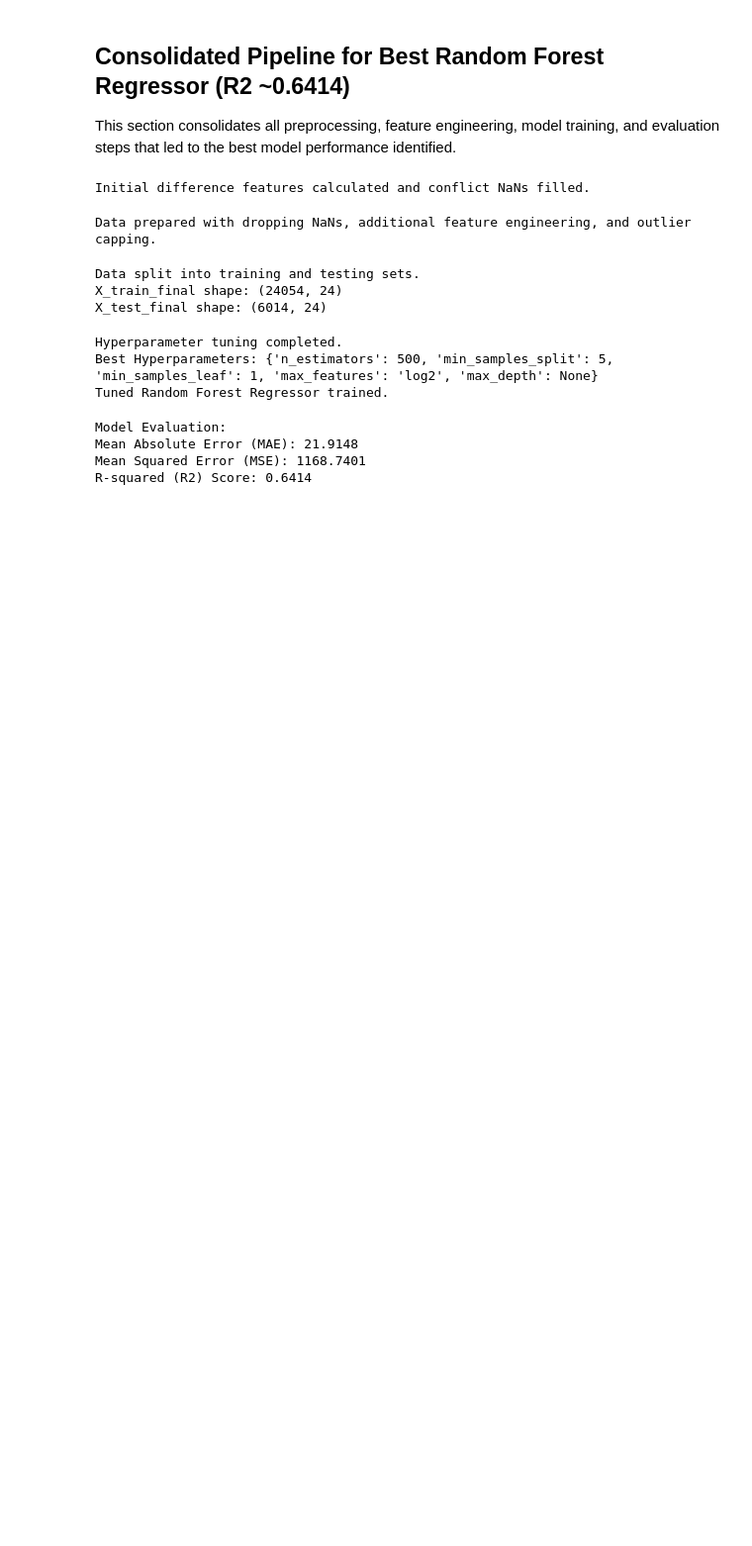
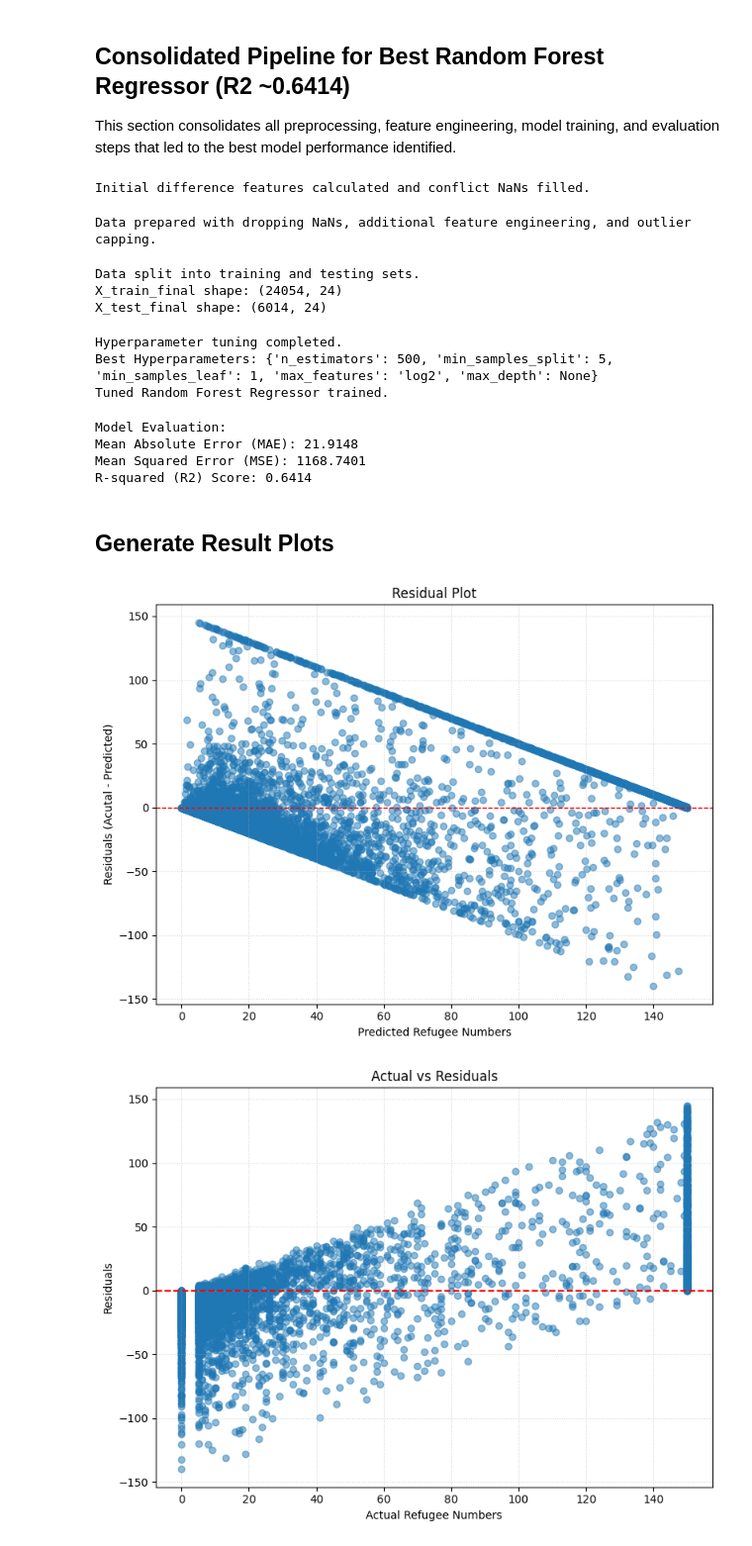
Before and after one commit to Kyral1/DS3001-Final-Project, a Jupyter notebook: code/Project_DS_3001.ipynb, the cells around one changed output. Shown at 99% size. Cells and saved outputs as stored; diff of their text form; code cells hidden in the pictures; blank space fills up the shorter version.

Commit message:
Diagnostic plot code

```diff
--- a/code/Project_DS_3001.ipynb
+++ b/code/Project_DS_3001.ipynb
@@ -500,3 +500,73 @@ Model Evaluation:
 Mean Absolute Error (MAE): 21.9148
 Mean Squared Error (MSE): 1168.7401
 R-squared (R2) Score: 0.6414
+# %% [markdown]
+## Generate Result Plots
+# %%
+import matplotlib.pyplot as plt
+import numpy as np
+
+# Residual Plot
+residuals = y_test_final - y_pred_final
+
+plt.figure(figsize=(8, 6))
+plt.scatter(y_pred_final, residuals, alpha=0.5)
+plt.axhline(0, color='red', linestyle='--', linewidth=1)
+
+plt.xlabel("Predicted Refugee Numbers")
+plt.ylabel("Residuals (Acutal - Predicted)")
+plt.title("Residual Plot")
+plt.grid(True, linestyle=':', alpha=0.5)
+plt.tight_layout()
+plt.show()
+
+# Actual vs Residuals Scatter Plot
+plt.figure(figsize=(8, 6))
+plt.scatter(y_test_final, residuals, alpha=0.5)
+plt.axhline(0, color='red', linestyle='--')
+plt.xlabel("Actual Refugee Numbers")
+plt.ylabel("Residuals")
+plt.title("Actual vs Residuals")
+plt.grid(True, linestyle=':', alpha=0.5)
+plt.tight_layout()
+plt.show()
+
+# Actual vs Predicted Scatter Plot (with 45 degree line)
+plt.figure(figsize=(8,6))
+plt.scatter(y_test_final, y_pred_final, alpha=0.5)
+
+min_val = min(np.min(y_test_final), np.min(y_pred_final))
+max_val = max(np.max(y_test_final), np.max(y_pred_final))
+plt.plot([min_val, max_val], [min_val, max_val], 'r--', linewidth=1)
+
+plt.xlabel("Actual Refugee Numbers")
+plt.ylabel("Predicted Refugee Numbers")
+plt.title("Actual vs. Predicted Refugee Numbers")
+plt.grid(True, linestyle=':', alpha=0.5)
+plt.tight_layout()
+plt.show()
+
+# Error Distribution Plot
+plt.figure(figsize=(8,6))
+plt.hist(residuals, bins=30, alpha=0.7)
+plt.axvline(0, color='red', linestyle='--')
+plt.xlabel("Residuals")
+plt.ylabel("Frequency")
+plt.title("Distribution of Residuals")
+plt.grid(True, linestyle=':', alpha=0.5)
+plt.tight_layout()
+plt.show()
+
+# Log-Scaled Actual vs Predicted Plot
+plt.figure(figsize=(8,6))
+plt.scatter(np.log1p(y_test_final), np.log1p(y_pred_final), alpha=0.5)
+plt.plot([0, np.log1p(y_test_final).max()], [0, np.log1p(y_pred_final).max()], 'r--', linewidth=1)
+plt.xlabel("Log-Scaled Actual + 1")
+plt.ylabel("Log-Scaled Predicted + 1")
+plt.title("Actual vs. Predicted (Log Scale)")
+plt.grid(True, linestyle=':', alpha=0.5)
+plt.tight_layout()
+plt.show()
+# %% [output]
+[figure, added]
+[figure, added]
```
Also changed, not shown: parts of 1 cell of this notebook.
